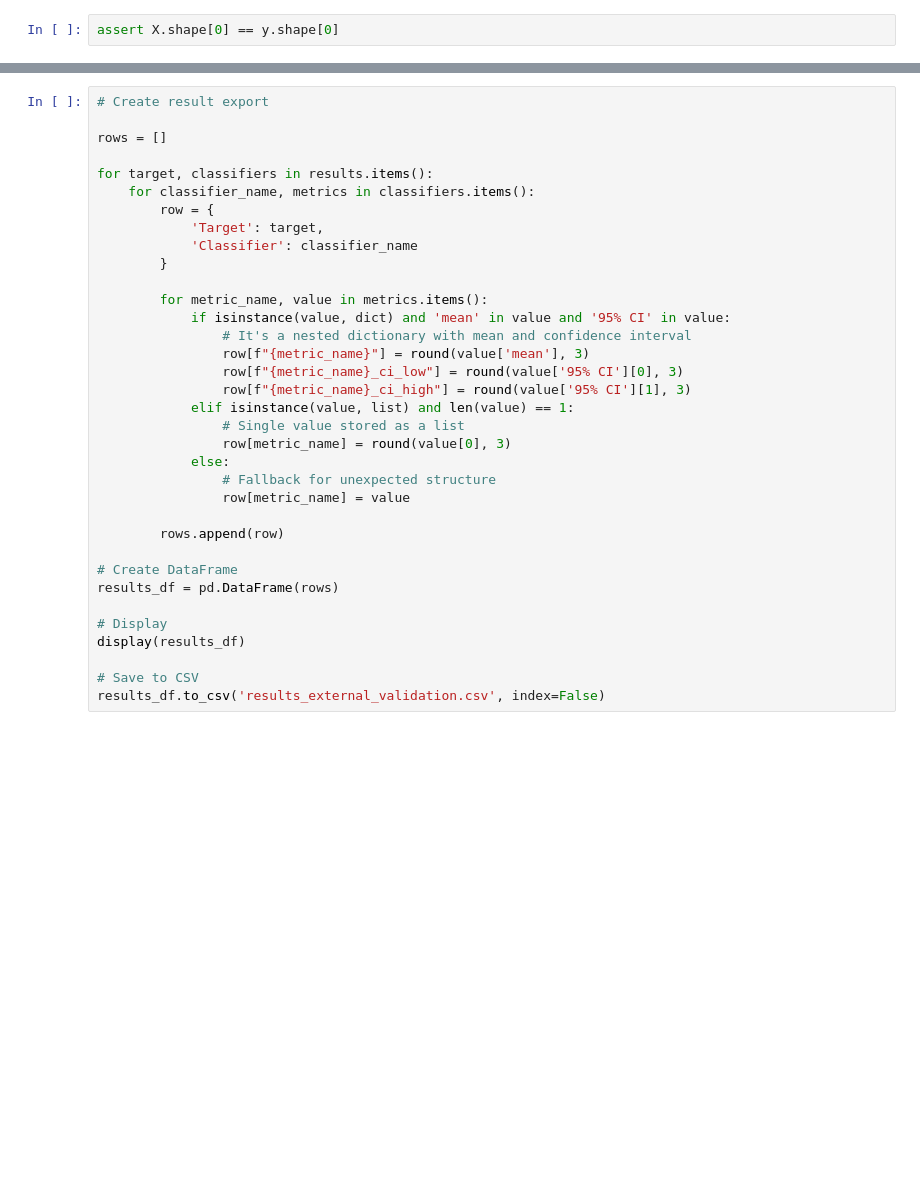
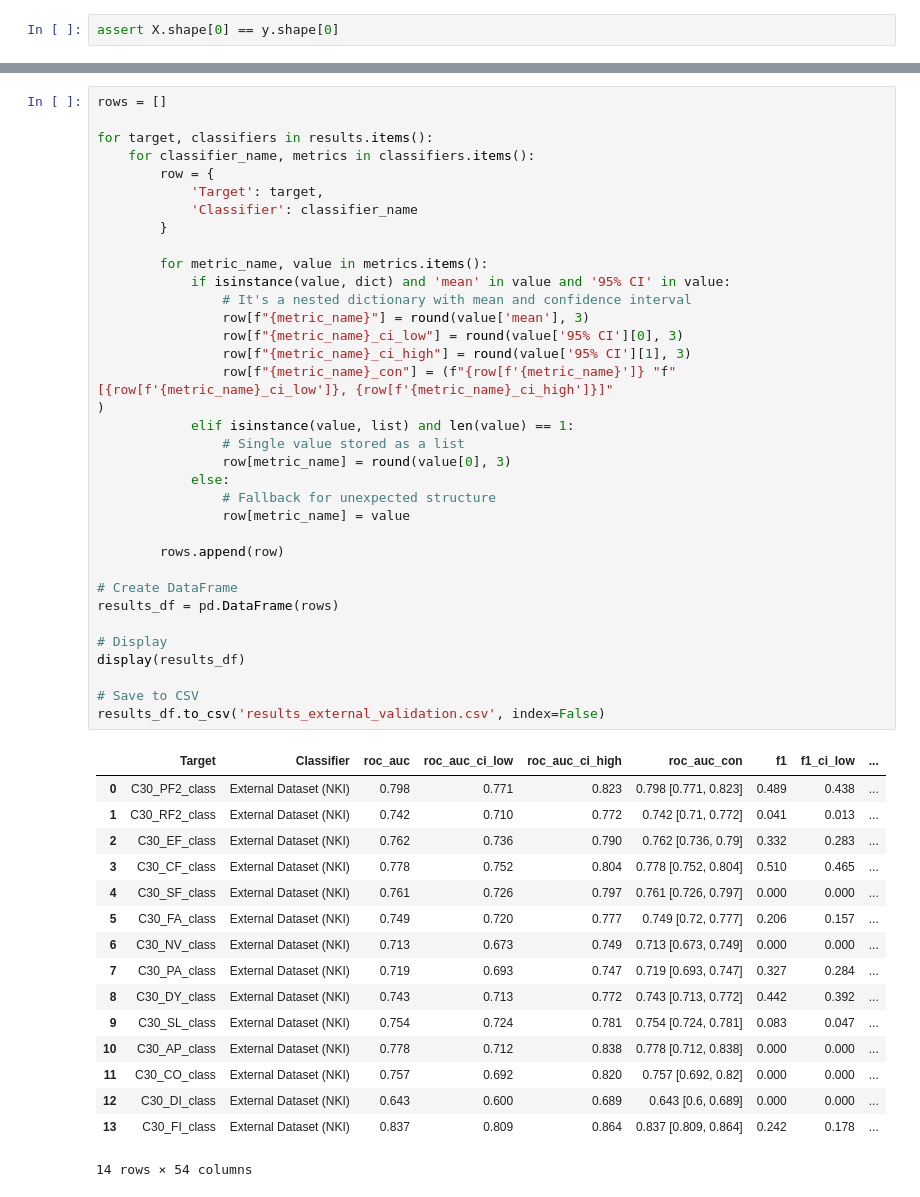
Before and after one commit to NJHubel/BALANCE-ML, a Jupyter notebook: next_assessment_dynamic_external_validation.ipynb, the cells around one changed output, grey strips where cells are left out. Drawn from its saved outputs; the diff is of its cells as text; blank space fills up the shorter version.

```diff
--- a/next_assessment_dynamic_external_validation.ipynb
+++ b/next_assessment_dynamic_external_validation.ipynb
@@ -256,35 +560,52 @@ with PdfPages("calibration_plots.pdf") as pdf:
 # %%
-# Create result export
-
 rows = []
 
 for target, classifiers in results.items():
     for classifier_name, metrics in classifiers.items():
         row = {
             'Target': target,
             'Classifier': classifier_name
         }
 
         for metric_name, value in metrics.items():
             if isinstance(value, dict) and 'mean' in value and '95% CI' in value:
                 # It's a nested dictionary with mean and confidence interval
                 row[f"{metric_name}"] = round(value['mean'], 3)
                 row[f"{metric_name}_ci_low"] = round(value['95% CI'][0], 3)
                 row[f"{metric_name}_ci_high"] = round(value['95% CI'][1], 3)
+                row[f"{metric_name}_con"] = (f"{row[f'{metric_name}']} "f"[{row[f'{metric_name}_ci_low']}, {row[f'{metric_name}_ci_high']}]"
+)
             elif isinstance(value, list) and len(value) == 1:
                 # Single value stored as a list
                 row[metric_name] = round(value[0], 3)
             else:
                 # Fallback for unexpected structure
                 row[metric_name] = value
 
         rows.append(row)
 
 # Create DataFrame
 results_df = pd.DataFrame(rows)
 
 # Display
 display(results_df)
 
 # Save to CSV
 results_df.to_csv('results_external_validation.csv', index=False)
+# %% [output]
+|  | Target | Classifier | roc_auc | roc_auc_ci_low | roc_auc_ci_high | roc_auc_con | f1 | f1_ci_low | ... |
+| 0 | C30_PF2_class | External Dataset (NKI) | 0.798 | 0.771 | 0.823 | 0.798 [0.771, 0.823] | 0.489 | 0.438 | ... |
+| 1 | C30_RF2_class | External Dataset (NKI) | 0.742 | 0.710 | 0.772 | 0.742 [0.71, 0.772] | 0.041 | 0.013 | ... |
+| 2 | C30_EF_class | External Dataset (NKI) | 0.762 | 0.736 | 0.790 | 0.762 [0.736, 0.79] | 0.332 | 0.283 | ... |
+| 3 | C30_CF_class | External Dataset (NKI) | 0.778 | 0.752 | 0.804 | 0.778 [0.752, 0.804] | 0.510 | 0.465 | ... |
+| 4 | C30_SF_class | External Dataset (NKI) | 0.761 | 0.726 | 0.797 | 0.761 [0.726, 0.797] | 0.000 | 0.000 | ... |
+| 5 | C30_FA_class | External Dataset (NKI) | 0.749 | 0.720 | 0.777 | 0.749 [0.72, 0.777] | 0.206 | 0.157 | ... |
+| 6 | C30_NV_class | External Dataset (NKI) | 0.713 | 0.673 | 0.749 | 0.713 [0.673, 0.749] | 0.000 | 0.000 | ... |
+| 7 | C30_PA_class | External Dataset (NKI) | 0.719 | 0.693 | 0.747 | 0.719 [0.693, 0.747] | 0.327 | 0.284 | ... |
+| 8 | C30_DY_class | External Dataset (NKI) | 0.743 | 0.713 | 0.772 | 0.743 [0.713, 0.772] | 0.442 | 0.392 | ... |
+| 9 | C30_SL_class | External Dataset (NKI) | 0.754 | 0.724 | 0.781 | 0.754 [0.724, 0.781] | 0.083 | 0.047 | ... |
+| 10 | C30_AP_class | External Dataset (NKI) | 0.778 | 0.712 | 0.838 | 0.778 [0.712, 0.838] | 0.000 | 0.000 | ... |
+| 11 | C30_CO_class | External Dataset (NKI) | 0.757 | 0.692 | 0.820 | 0.757 [0.692, 0.82] | 0.000 | 0.000 | ... |
+| 12 | C30_DI_class | External Dataset (NKI) | 0.643 | 0.600 | 0.689 | 0.643 [0.6, 0.689] | 0.000 | 0.000 | ... |
+| 13 | C30_FI_class | External Dataset (NKI) | 0.837 | 0.809 | 0.864 | 0.837 [0.809, 0.864] | 0.242 | 0.178 | ... |
+14 rows × 54 columns
```
Also changed, not shown: parts of 18 cells of this notebook, 5 other files.
